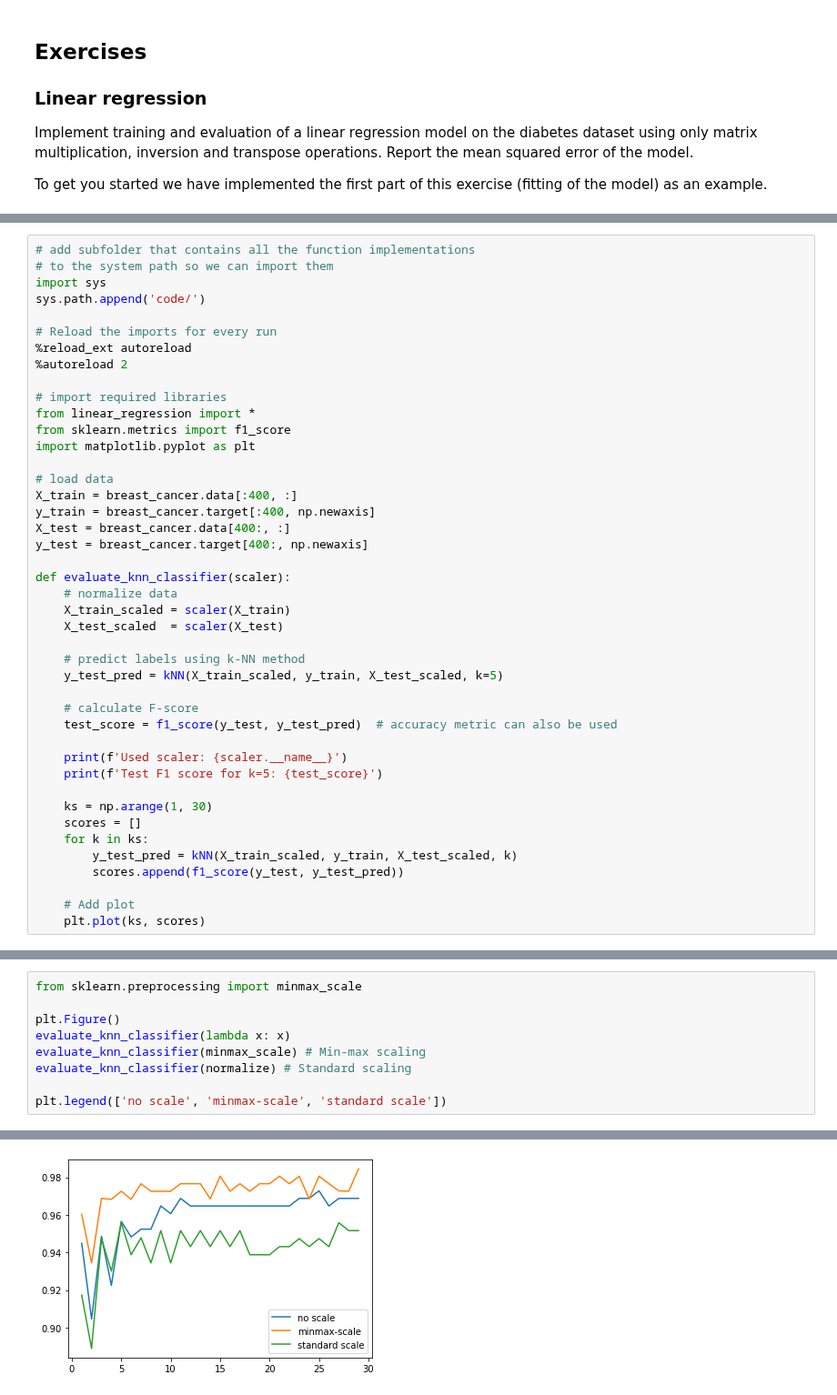
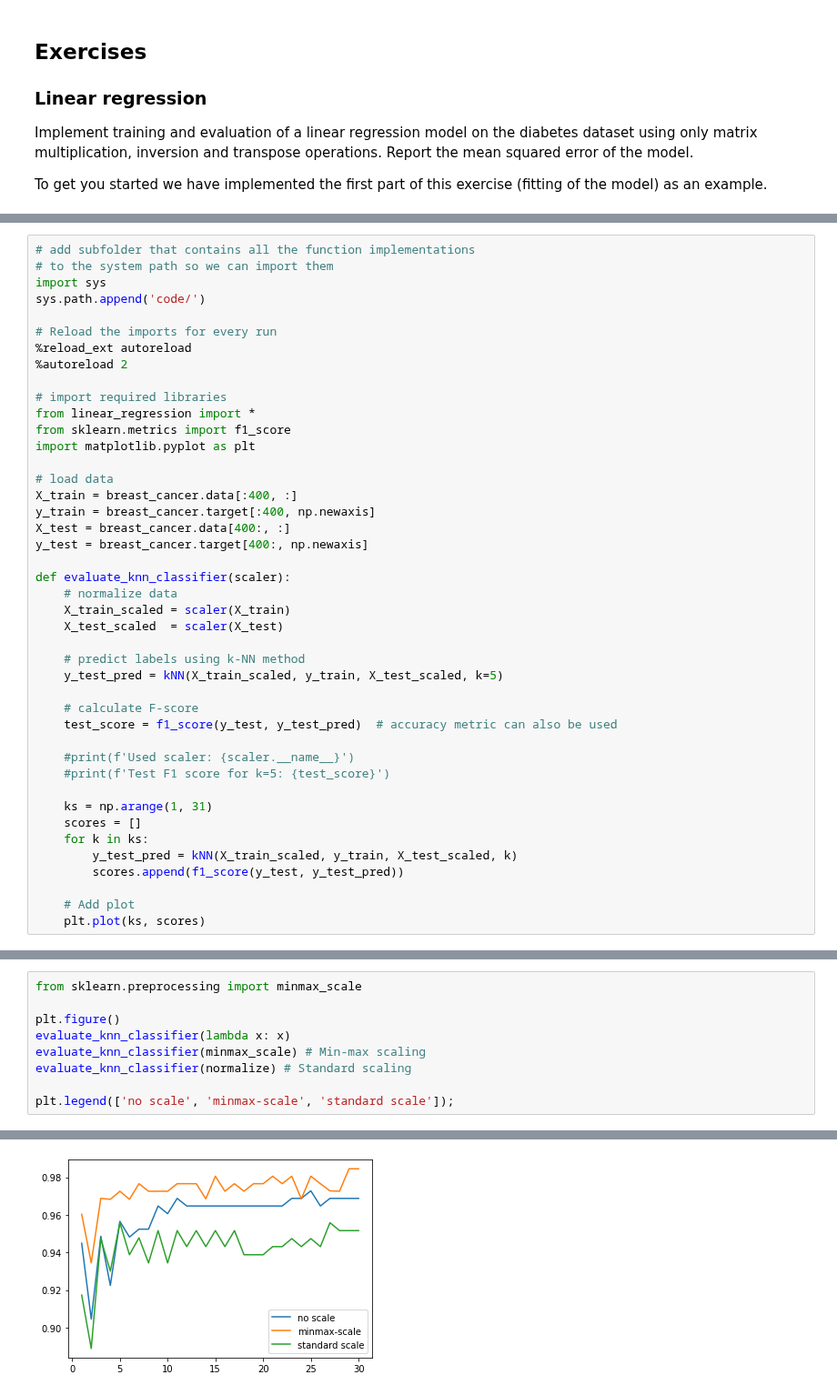
Before and after one commit to VincentV0/8dm50-machine-learning, a Jupyter notebook: practicals/week_1.ipynb, the cells around one changed output, grey strips where cells are left out. Shown at 91% size. Drawn from its saved outputs; the diff is of its cells as text.

```diff
--- a/practicals/week_1.ipynb
+++ b/practicals/week_1.ipynb
@@ -293,10 +292,10 @@ def evaluate_knn_classifier(scaler):
     # calculate F-score
     test_score = f1_score(y_test, y_test_pred)  # accuracy metric can also be used
 
-    print(f'Used scaler: {scaler.__name__}')
-    print(f'Test F1 score for k=5: {test_score}')
+    #print(f'Used scaler: {scaler.__name__}')
+    #print(f'Test F1 score for k=5: {test_score}')
 
-    ks = np.arange(1, 30)
+    ks = np.arange(1, 31)
     scores = []
     for k in ks:
         y_test_pred = kNN(X_train_scaled, y_train, X_test_scaled, k)
@@ -307,10 +308,10 @@ def evaluate_knn_classifier(scaler):
 # %%
 from sklearn.preprocessing import minmax_scale
 
-plt.Figure()
+plt.figure()
 evaluate_knn_classifier(lambda x: x)
 evaluate_knn_classifier(minmax_scale) # Min-max scaling
 evaluate_knn_classifier(normalize) # Standard scaling
 
-plt.legend(['no scale', 'minmax-scale', 'standard scale'])
+plt.legend(['no scale', 'minmax-scale', 'standard scale']);
 # %% [output]
@@ -324,4 +318,4 @@ Test F1 score for k=5: 0.9558232931726908
-[figure, old version]
+[figure, new version]
 # %% [markdown]
 ### $k$-NN regression
 
```
Also changed, not shown: parts of 12 cells of this notebook.
